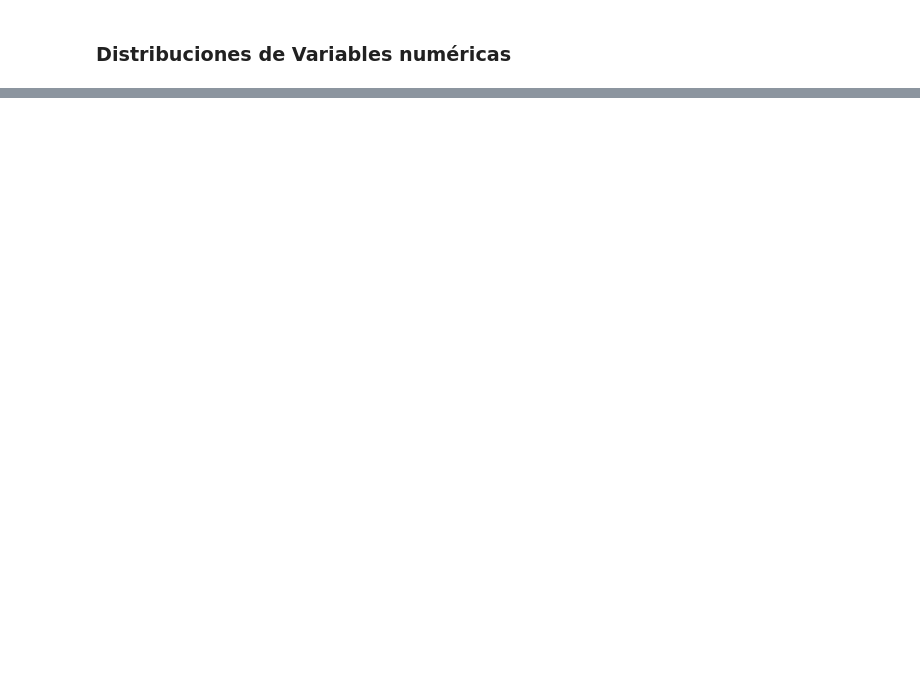
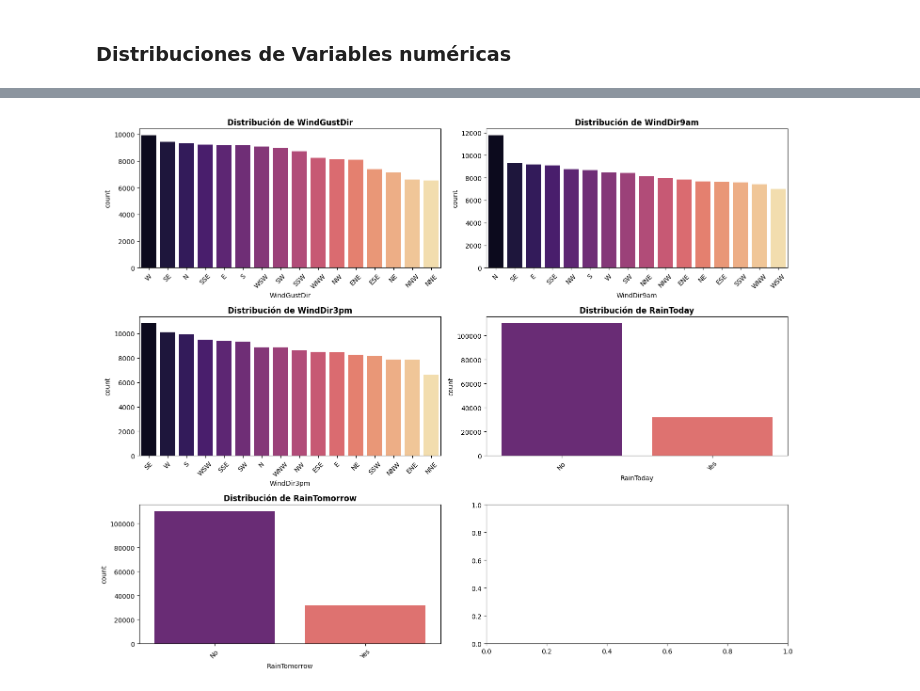
Before and after one commit to programadorarocio/AA1-TUIA-Diez-Duvia-Quispe, a Jupyter notebook: TP-clasificacion-AA1.ipynb, the cells around one changed output, grey strips where cells are left out. Cells and saved outputs as stored; diff of their text form; code cells hidden in the pictures; blank space fills up the shorter version.

```diff
--- a/TP-clasificacion-AA1.ipynb
+++ b/TP-clasificacion-AA1.ipynb
@@ -398,0 +409,20 @@ Estas diferencias serán relevantes al momento de aplicar técnicas de preproces
+# %%
+# Lista sin location
+cols_sin_location = [col for col in cols_categoricas if col != 'Location']
+
+# Crea el lienzo
+fig, axes = plt.subplots(3, 2, figsize=(15, 12))
+axes = axes.flatten()
+
+for i, col in enumerate(cols_sin_location):
+    # Cuenta
+    sns.countplot(x=col, data=df, ax=axes[i], palette='magma',
+                  order=df[col].value_counts().index)
+
+    axes[i].set_title(f'Distribución de {col}', fontweight='bold')
+    axes[i].tick_params(axis='x', rotation=45)
+
+plt.tight_layout()
+plt.show()
+# %% [output]
+[figure, added]
```
Also changed, not shown: parts of 53 cells of this notebook.
